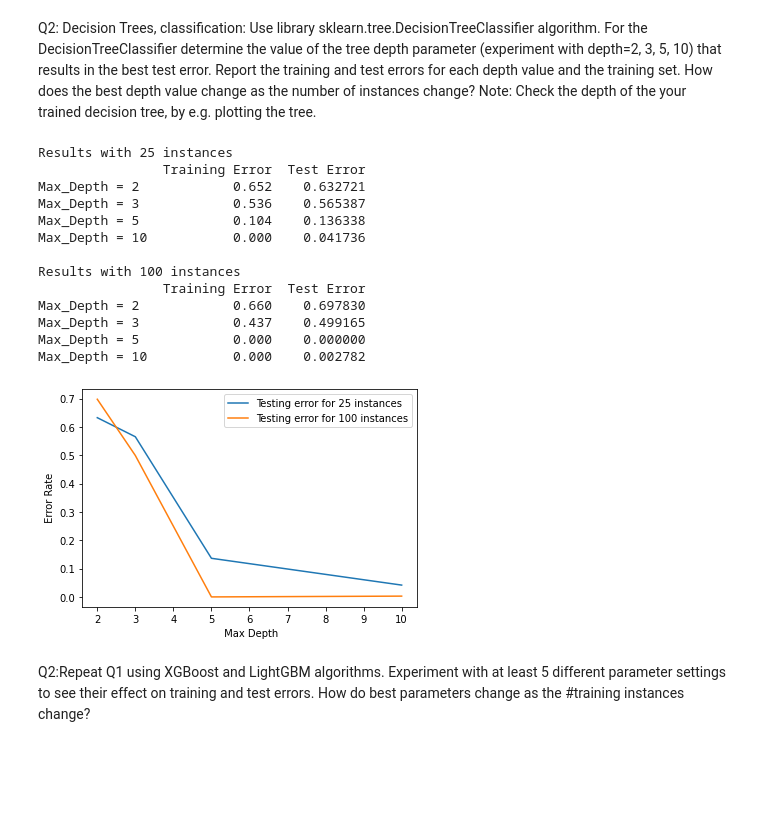
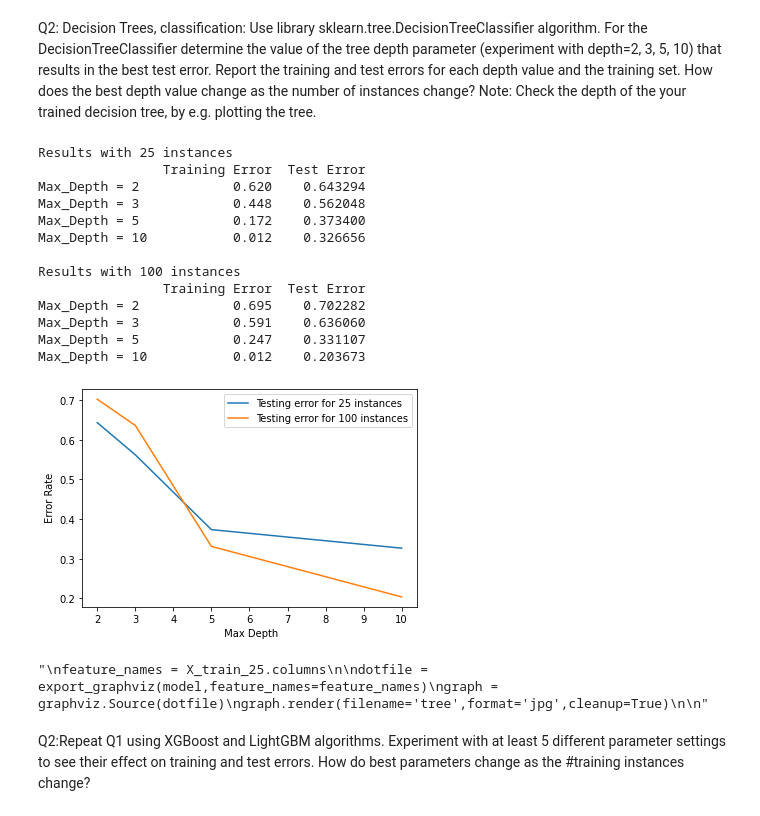
Before and after one commit to AnujaP2020/MLprojects, a Jupyter notebook: Assignment3/kt6301_HW3.ipynb, the cells around one changed output. Drawn from its saved outputs; the diff is of its cells as text; code cells hidden in the pictures; blank space fills up the shorter version.

```diff
--- a/Assignment3/kt6301_HW3.ipynb
+++ b/Assignment3/kt6301_HW3.ipynb
@@ -66,8 +78,7 @@ Use library sklearn.tree.DecisionTreeClassifier
  algorithm. For the DecisionTreeClassifier determine the value of the tree depth parameter (experiment with depth=2, 3, 5, 10)  that results in the best test error. Report the training and test errors for each depth value and the training set. How does the best depth value change as the number of instances change?
 Note: Check the depth of the your trained decision tree, by e.g. plotting the tree.
 # %%
-Xtest = test_data
-ytest = test_data[64]
+
 TrainingError_25 = []
 TestingError_25=[]
 
@@ -82,9 +93,9 @@ mdepth=[2,3,5,10]
 
 for i in mdepth:
         model = DecisionTreeClassifier(max_depth=i)
-        model.fit(Xtrain_25,ytrain_25)
-        a1=model.score(Xtrain_25,ytrain_25)
-        a2=model.score(Xtest,ytest)
+        model.fit(X_train_25,Y_train_25)
+        a1=model.score(X_train_25,Y_train_25)
+        a2=model.score(X_test,Y_test)
         TrainingError_25.append(1-a1)
         TestingError_25.append(1-a2)
 
@@ -92,11 +103,11 @@ for i in mdepth:
 
 for i in mdepth:
         model = DecisionTreeClassifier(max_depth=i)
-        model.fit(Xtrain_100,ytrain_100)
-        y_pred = model.predict(Xtrain_100)
-        y_pred1= model.predict(Xtest)
-        x1=accuracy_score(ytrain_100,y_pred)
-        x2=accuracy_score(ytest,y_pred1)
+        model.fit(X_train_100,Y_train_100)
+        y_pred = model.predict(X_train_100)
+        y_pred1= model.predict(X_test)
+        x1=accuracy_score(Y_train_100,y_pred)
+        x2=accuracy_score(Y_test,y_pred1)
         TrainingError_100.append(1-x1)
         TestingError_100.append(1-x2)
         temp = 'Max_Depth = '+str(i)
@@ -121,26 +132,36 @@ print(df_train_error_100.head(20))
 # %% [output]
 Results with 25 instances
                 Training Error  Test Error
-Max_Depth = 2            0.652    0.632721
-Max_Depth = 3            0.536    0.565387
-Max_Depth = 5            0.104    0.136338
-Max_Depth = 10           0.000    0.041736
+Max_Depth = 2            0.620    0.643294
+Max_Depth = 3            0.448    0.562048
+Max_Depth = 5            0.172    0.373400
+Max_Depth = 10           0.012    0.326656
 
 Results with 100 instances
                 Training Error  Test Error
-Max_Depth = 2            0.660    0.697830
-Max_Depth = 3            0.437    0.499165
-Max_Depth = 5            0.000    0.000000
-Max_Depth = 10           0.000    0.002782
+Max_Depth = 2            0.695    0.702282
+Max_Depth = 3            0.591    0.636060
+Max_Depth = 5            0.247    0.331107
+Max_Depth = 10           0.012    0.203673
 # %%
 plt.plot(mdepth,TestingError_25,label='Testing error for 25 instances')
 plt.plot(mdepth,TestingError_100,label='Testing error for 100 instances')
 plt.legend()
 plt.xlabel(' Max Depth')
 plt.ylabel(' Error Rate')
 
 plt.show()
+
+"""
+feature_names = X_train_25.columns
+
+dotfile = export_graphviz(model,feature_names=feature_names)
+graph = graphviz.Source(dotfile)
+graph.render(filename='tree',format='jpg',cleanup=True)
+
+"""
 # %% [output]
-[figure, old version]
+[figure, new version]
+"\nfeature_names = X_train_25.columns\n\ndotfile = export_graphviz(model,feature_names=feature_names)\ngraph = graphviz.Source(dotfile)\ngraph.render(filename='tree',format='jpg',cleanup=True)\n\n"
 # %% [markdown]
 Q2:Repeat Q1 using XGBoost and LightGBM algorithms. Experiment with at least 5 different parameter settings to see their effect on training and test errors. How do best parameters change as the #training instances change?
```
Also changed, not shown: parts of 4 cells of this notebook, 2 other files.
